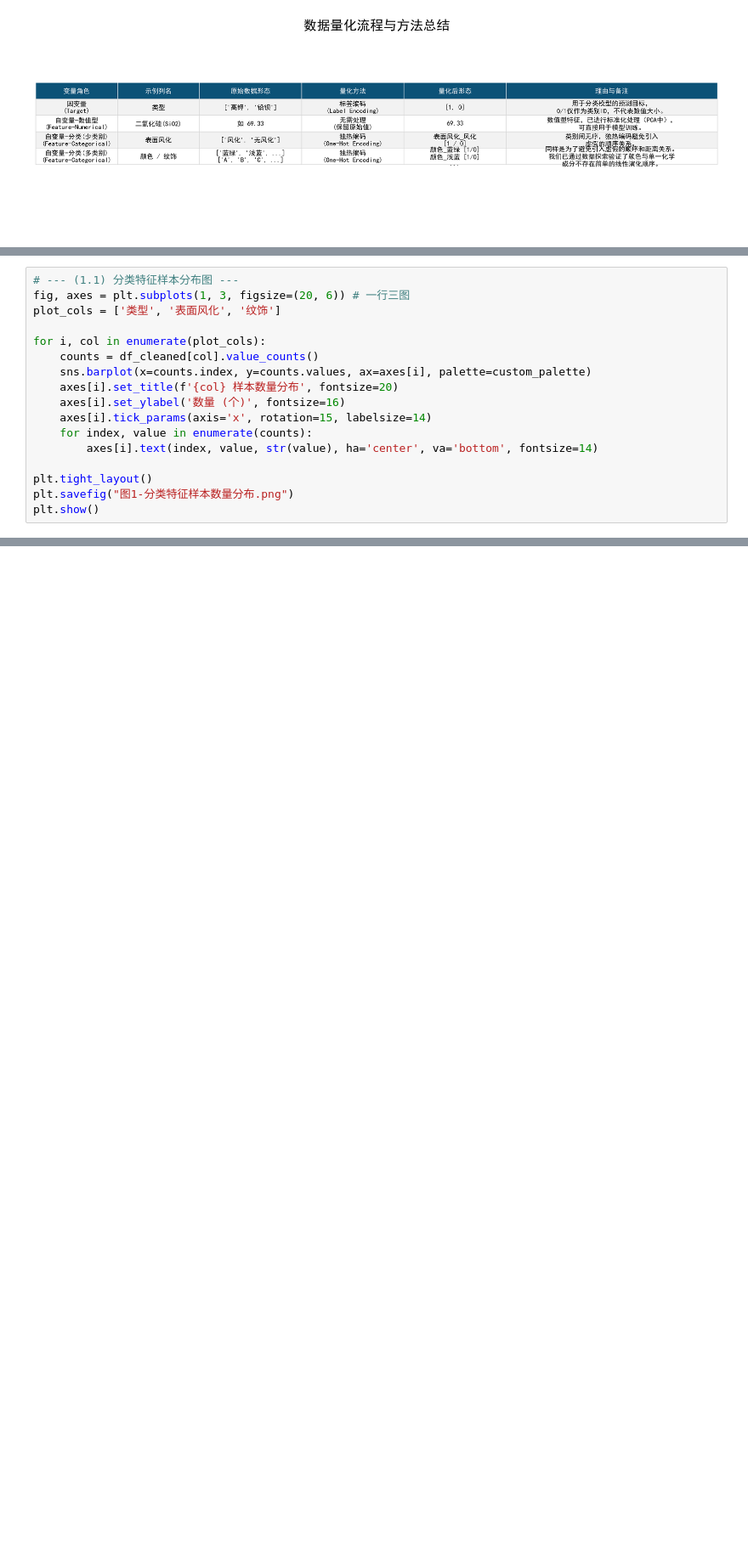
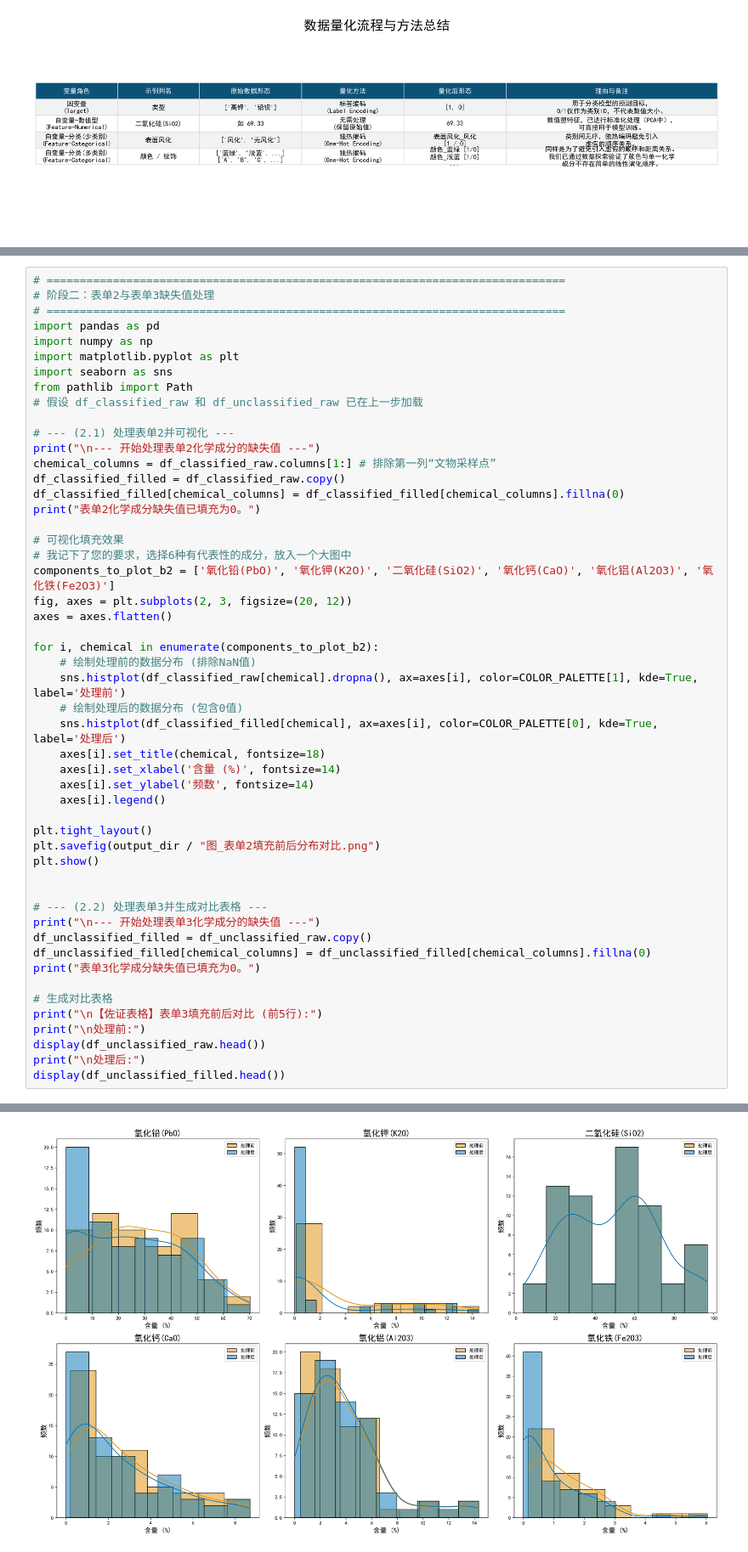
Before and after one commit to fall-fall/2022C, a Jupyter notebook: Code/0.模型准备/0.数据预处理与分析.ipynb, the cells around one changed output, grey strips where cells are left out. Shown at 85% size. Drawn from its saved outputs; the diff is of its cells as text; blank space fills up the shorter version.

```diff
--- a/Code/0.模型准备/0.数据预处理与分析.ipynb
+++ b/Code/0.模型准备/0.数据预处理与分析.ipynb
@@ -216,17 +186,0 @@ chemical_columns = [col for col in df_cleaned.columns if '(' in col and ')' in c
-# %%
-# --- (1.1) 分类特征样本分布图 ---
-fig, axes = plt.subplots(1, 3, figsize=(20, 6)) # 一行三图
-plot_cols = ['类型', '表面风化', '纹饰']
-
-for i, col in enumerate(plot_cols):
-    counts = df_cleaned[col].value_counts()
-    sns.barplot(x=counts.index, y=counts.values, ax=axes[i], palette=custom_palette)
-    axes[i].set_title(f'{col} 样本数量分布', fontsize=20)
-    axes[i].set_ylabel('数量 (个)', fontsize=16)
-    axes[i].tick_params(axis='x', rotation=15, labelsize=14)
-    for index, value in enumerate(counts):
-        axes[i].text(index, value, str(value), ha='center', va='bottom', fontsize=14)
-
-plt.tight_layout()
-plt.savefig("图1-分类特征样本数量分布.png")
-plt.show()
@@ -406,0 +297,52 @@ plt.show()
+# %%
+# ==============================================================================
+# 阶段二：表单2与表单3缺失值处理
+# ==============================================================================
+import pandas as pd
+import numpy as np
+import matplotlib.pyplot as plt
+import seaborn as sns
+from pathlib import Path
+# 假设 df_classified_raw 和 df_unclassified_raw 已在上一步加载
+
+# --- (2.1) 处理表单2并可视化 ---
+print("\n--- 开始处理表单2化学成分的缺失值 ---")
+chemical_columns = df_classified_raw.columns[1:] # 排除第一列“文物采样点”
+df_classified_filled = df_classified_raw.copy()
+df_classified_filled[chemical_columns] = df_classified_filled[chemical_columns].fillna(0)
+print("表单2化学成分缺失值已填充为0。")
+
+# 可视化填充效果
+# 我记下了您的要求，选择6种有代表性的成分，放入一个大图中
+components_to_plot_b2 = ['氧化铅(PbO)', '氧化钾(K2O)', '二氧化硅(SiO2)', '氧化钙(CaO)', '氧化铝(Al2O3)', '氧化铁(Fe2O3)']
+fig, axes = plt.subplots(2, 3, figsize=(20, 12))
+axes = axes.flatten()
+
+for i, chemical in enumerate(components_to_plot_b2):
+    # 绘制处理前的数据分布 (排除NaN值)
+    sns.histplot(df_classified_raw[chemical].dropna(), ax=axes[i], color=COLOR_PALETTE[1], kde=True, label='处理前')
+    # 绘制处理后的数据分布 (包含0值)
+    sns.histplot(df_classified_filled[chemical], ax=axes[i], color=COLOR_PALETTE[0], kde=True, label='处理后')
+    axes[i].set_title(chemical, fontsize=18)
+    axes[i].set_xlabel('含量 (%)', fontsize=14)
+    axes[i].set_ylabel('频数', fontsize=14)
+    axes[i].legend()
+
+plt.tight_layout()
+plt.savefig(output_dir / "图_表单2填充前后分布对比.png")
+plt.show()
+
+
+# --- (2.2) 处理表单3并生成对比表格 ---
+print("\n--- 开始处理表单3化学成分的缺失值 ---")
+df_unclassified_filled = df_unclassified_raw.copy()
+df_unclassified_filled[chemical_columns] = df_unclassified_filled[chemical_columns].fillna(0)
+print("表单3化学成分缺失值已填充为0。")
+
+# 生成对比表格
+print("\n【佐证表格】表单3填充前后对比 (前5行):")
+print("\n处理前:")
+display(df_unclassified_raw.head())
+print("\n处理后:")
+display(df_unclassified_filled.head())
+# %% [output]
@@ -406,0 +351 @@ plt.show()
+[figure, added]
```
Also changed, not shown: parts of 11 cells of this notebook, 37 other files.
